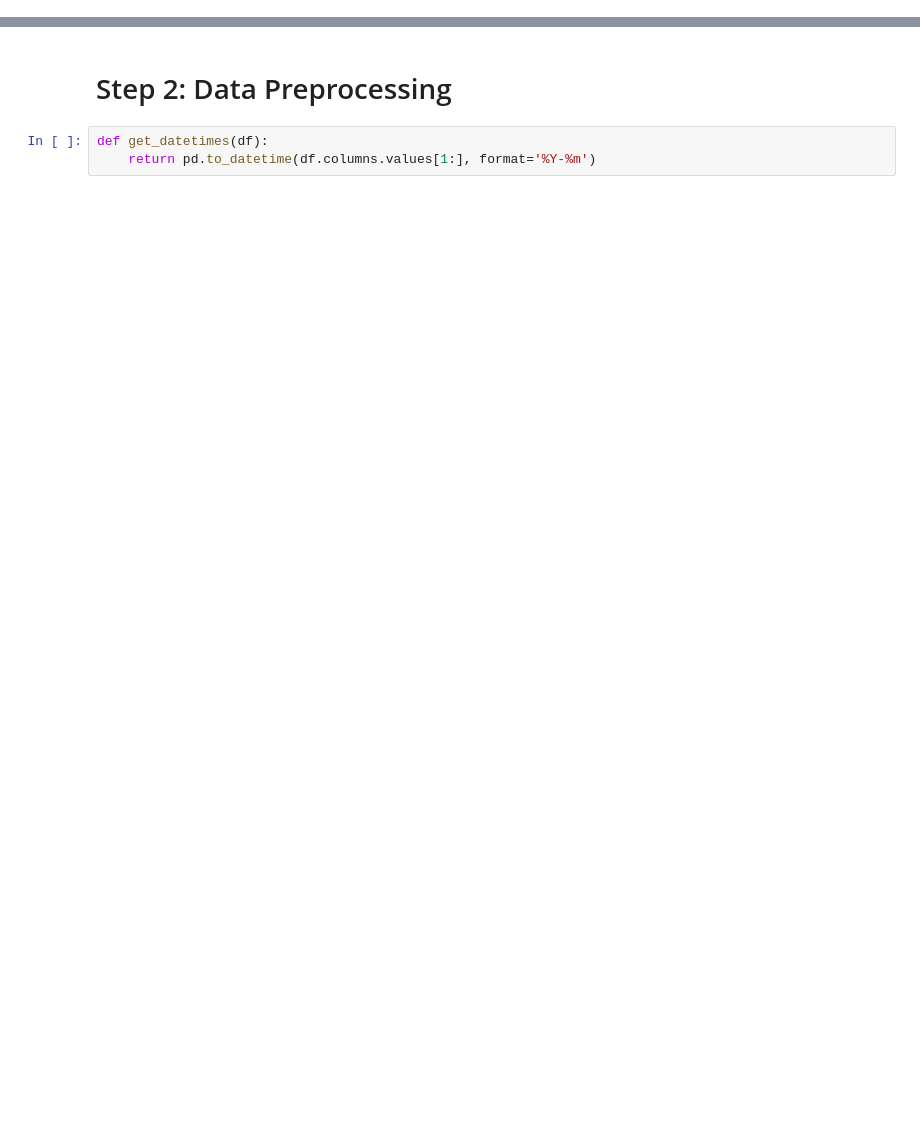
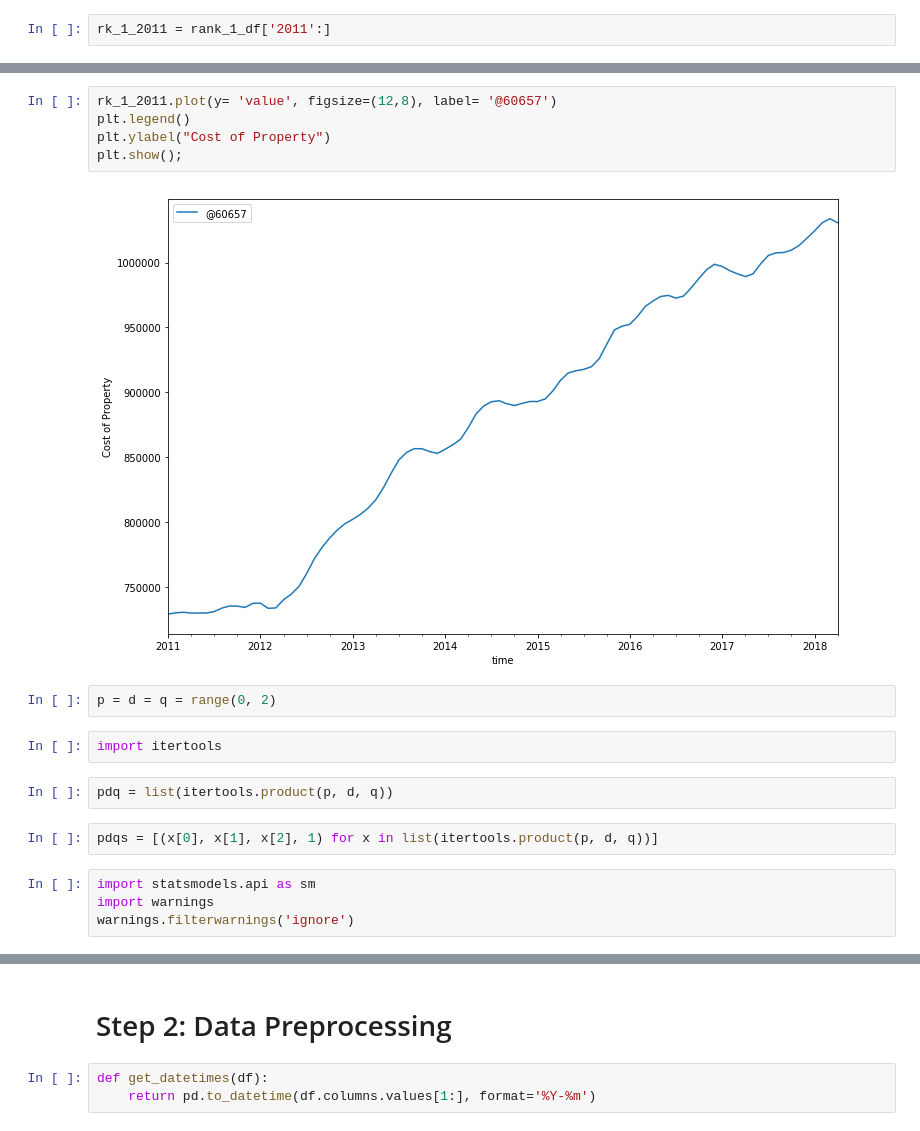
Before and after one commit to dalems4/dsc-mod-4-project-seattle-ds-career-051319, a Jupyter notebook: mod_4_starter_notebook.ipynb, the cells around one changed output, grey strips where cells are left out. Saved outputs shown, nothing was run; the diff lists cells and outputs as text; blank space fills up the shorter version.

```diff
--- a/mod_4_starter_notebook.ipynb
+++ b/mod_4_starter_notebook.ipynb
@@ -58,0 +93,2 @@ df_long.rename(columns={'RegionName' : 'ZipCode'})
+# %%
+rk_1_2011 = rank_1_df['2011':]
@@ -58,0 +105,19 @@ df_long.rename(columns={'RegionName' : 'ZipCode'})
+# %%
+rk_1_2011.plot(y= 'value', figsize=(12,8), label= '@60657')
+plt.legend()
+plt.ylabel("Cost of Property")
+plt.show();
+# %% [output]
+[figure, added]
+# %%
+p = d = q = range(0, 2)
+# %%
+import itertools
+# %%
+pdq = list(itertools.product(p, d, q))
+# %%
+pdqs = [(x[0], x[1], x[2], 1) for x in list(itertools.product(p, d, q))]
+# %%
+import statsmodels.api as sm
+import warnings
+warnings.filterwarnings('ignore')
```
Also changed, not shown: parts of 24 cells of this notebook.
